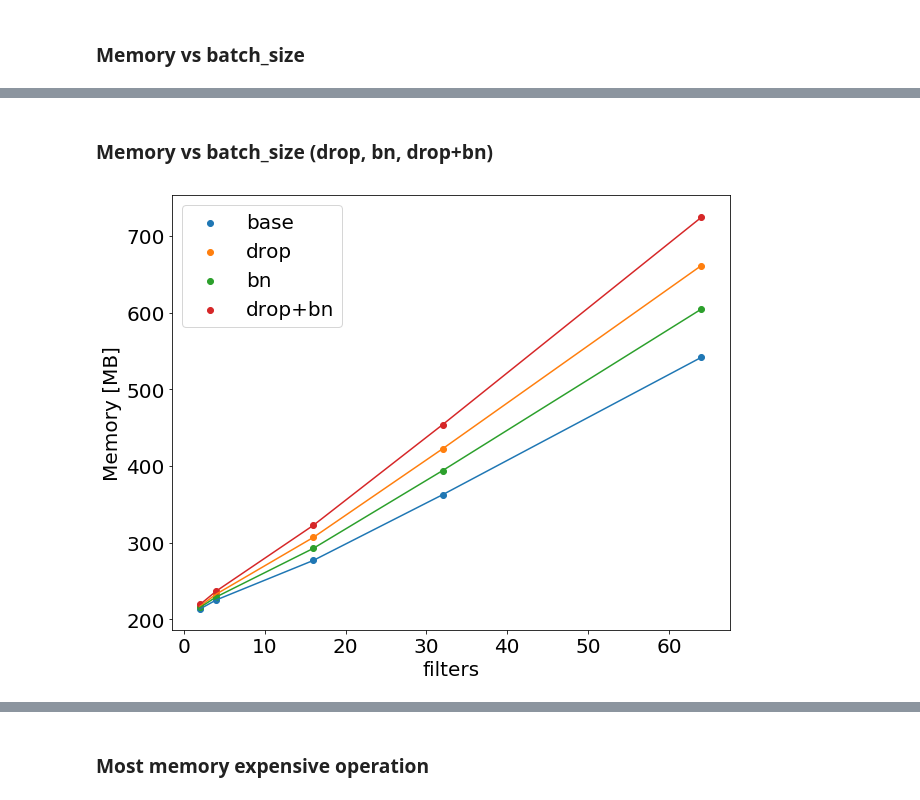
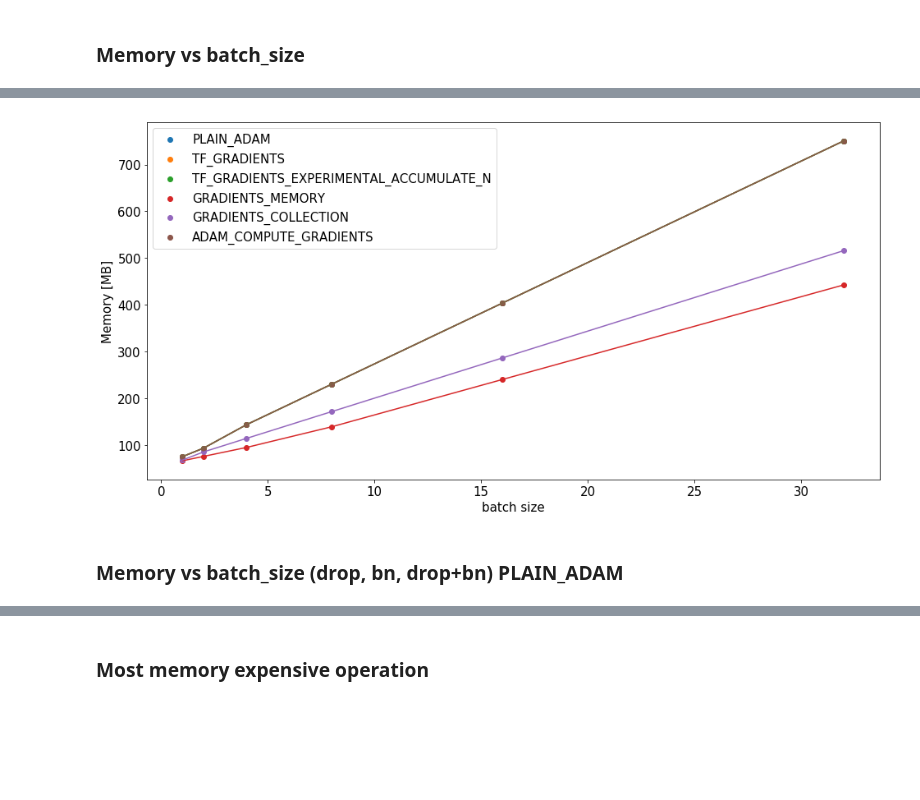
Before and after one commit to gchlebus/gchlebus.github.io, a Jupyter notebook: code/profiling-tf-models/profiling-tf-models.ipynb, the cells around one changed output, grey strips where cells are left out. Saved outputs shown, nothing was run; the diff lists cells and outputs as text; code cells hidden in the pictures; blank space fills up the shorter version.

```diff
--- a/code/profiling-tf-models/profiling-tf-models.ipynb
+++ b/code/profiling-tf-models/profiling-tf-models.ipynb
@@ -83,0 +141,7 @@ _ = plt.xlabel('batch size')
+# %%
+x = [1, 2, 4, 8, 16, 32]
+results = {t.value: [] for t in GradientType }
+for value in x:
+    for t in GradientType:
+        results[t.value].append(total_memory_MB(profile(batch_size=value, gradient_type=t)))
+pprint.pprint(results)
@@ -84,2 +173,6 @@ _ = plt.xlabel('batch size')
+# %%
+plot(results, xlabel='batch size')
+# %% [output]
+[figure, added]
 # %% [markdown]
-### Memory vs batch_size (drop, bn, drop+bn)
+### Memory vs batch_size (drop, bn, drop+bn) PLAIN_ADAM
@@ -101,15 +178,0 @@ for f in filters:
-# %%
-x = filters
-plt.scatter(x, base_bytes, label='base')
-plt.plot(x, base_bytes)
-plt.scatter(x, drop_bytes, label='drop')
-plt.plot(x, drop_bytes)
-plt.scatter(x, bn_bytes, label='bn')
-plt.plot(x, bn_bytes)
-plt.scatter(x, drop_bn_bytes, label='drop+bn')
-plt.plot(x, drop_bn_bytes)
-plt.legend()
-plt.ylabel('Memory [MB]')
-_ = plt.xlabel('filters')
-# %% [output]
-[figure, removed]
```
Also changed, not shown: parts of 24 cells of this notebook, 6 other files.
